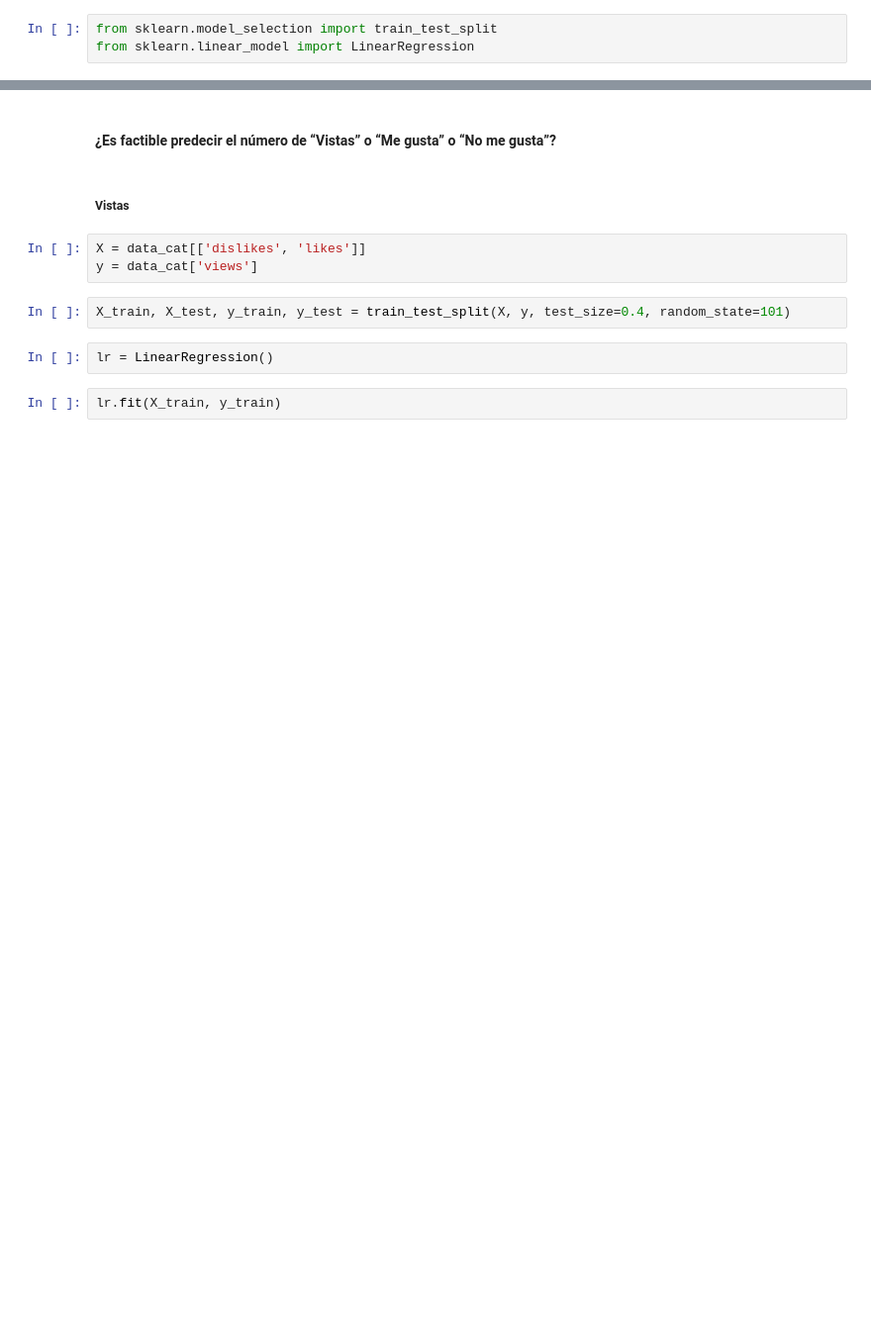
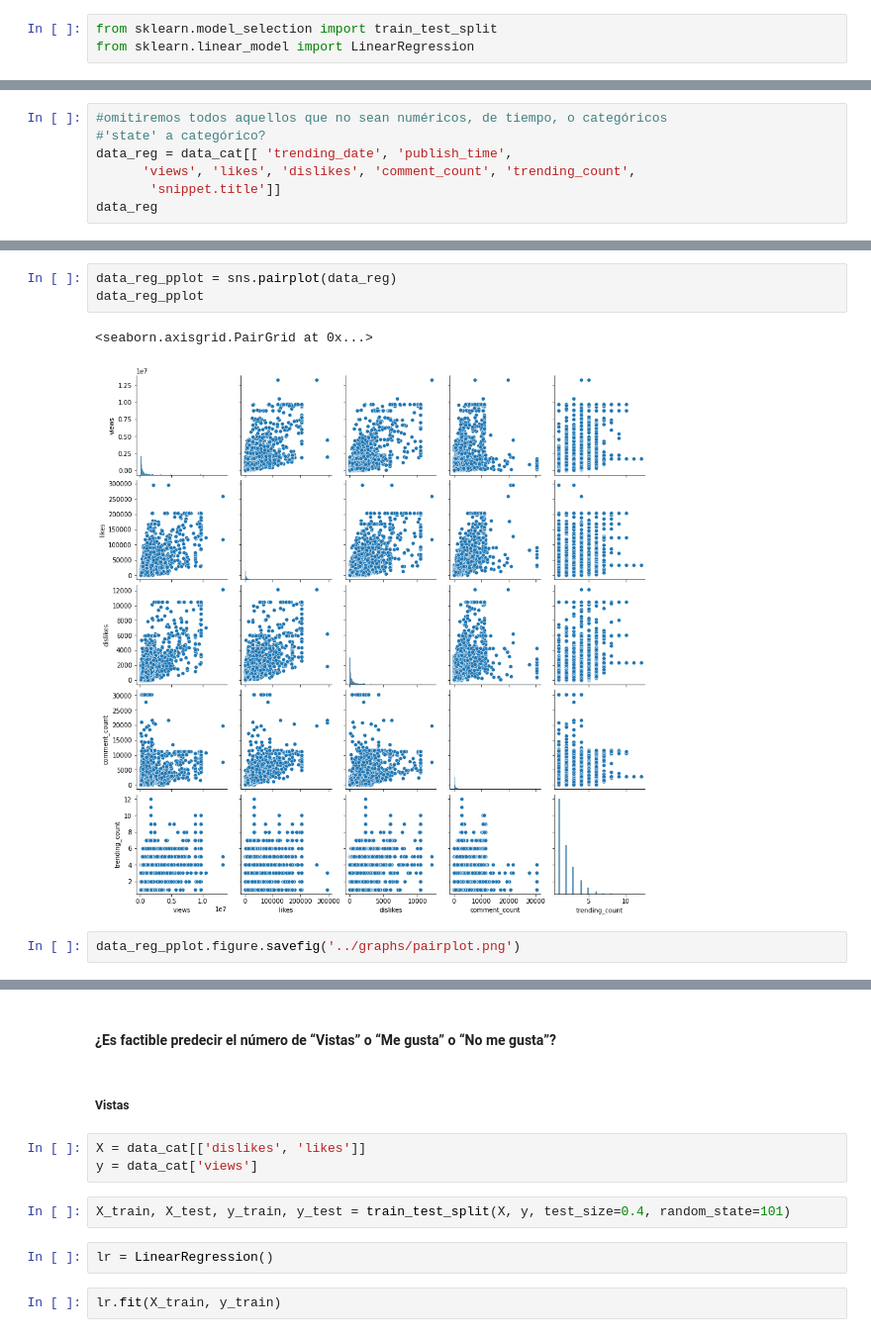
Before and after one commit to Adm-Info/EB-2022-1-CC50, a Jupyter notebook: code/11.preproc-req-cats-pregAdd.ipynb, the cells around one changed output, grey strips where cells are left out. Shown: that part at 99% size. Cells and saved outputs as stored; diff of their text form; blank space fills up the shorter version.

```diff
--- a/code/11.preproc-req-cats-pregAdd.ipynb
+++ b/code/11.preproc-req-cats-pregAdd.ipynb
@@ -7,0 +45,7 @@ from sklearn.linear_model import LinearRegression
+# %%
+#omitiremos todos aquellos que no sean numéricos, de tiempo, o categóricos
+#'state' a categórico?
+data_reg = data_cat[[ 'trending_date', 'publish_time',
+      'views', 'likes', 'dislikes', 'comment_count', 'trending_count',
+       'snippet.title']]
+data_reg
@@ -7,0 +66,8 @@ from sklearn.linear_model import LinearRegression
+# %%
+data_reg_pplot = sns.pairplot(data_reg)
+data_reg_pplot
+# %% [output]
+<seaborn.axisgrid.PairGrid at 0x...>
+[figure, added]
+# %%
+data_reg_pplot.figure.savefig('../graphs/pairplot.png')
```
Also changed, not shown: parts of 8 cells of this notebook, 2 other files.
